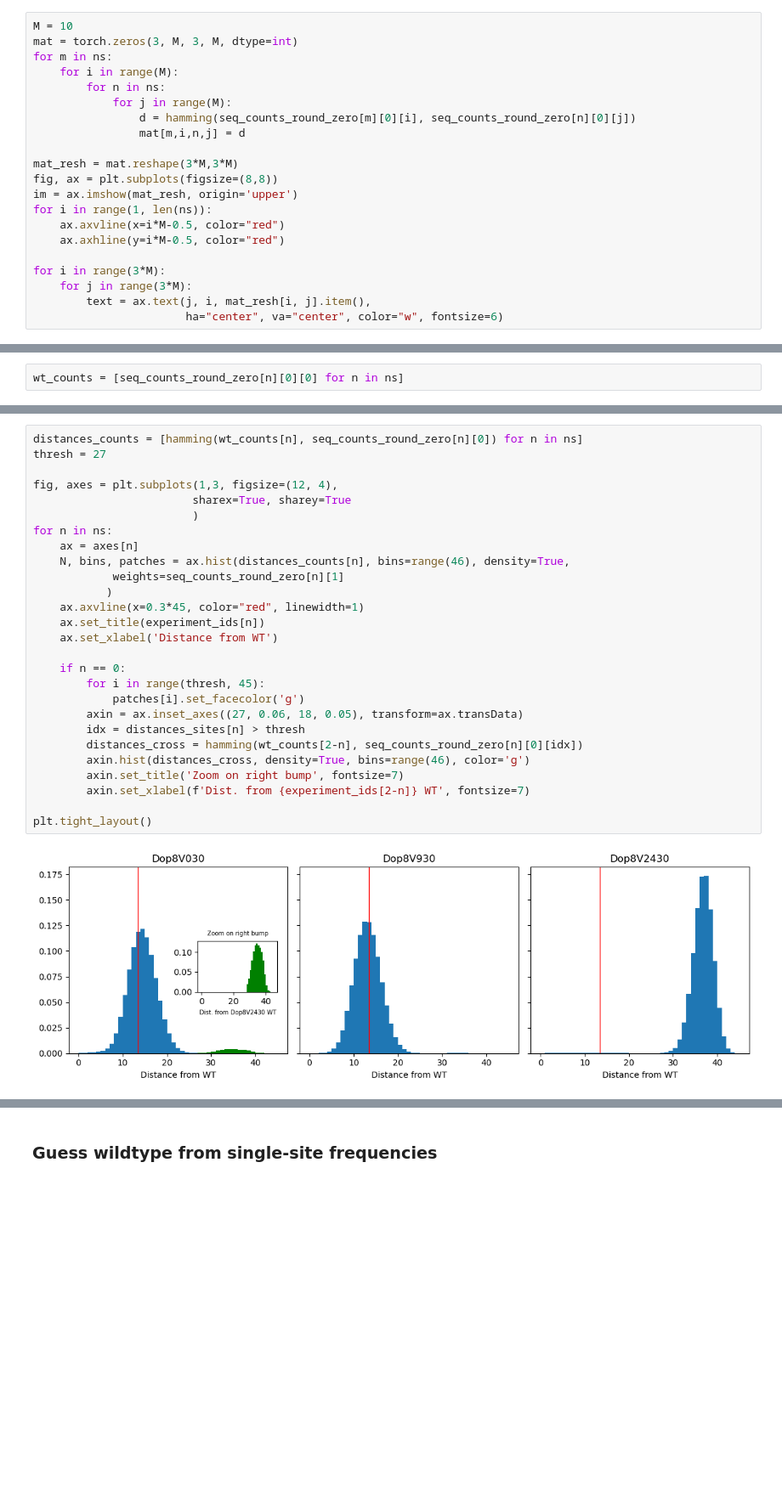
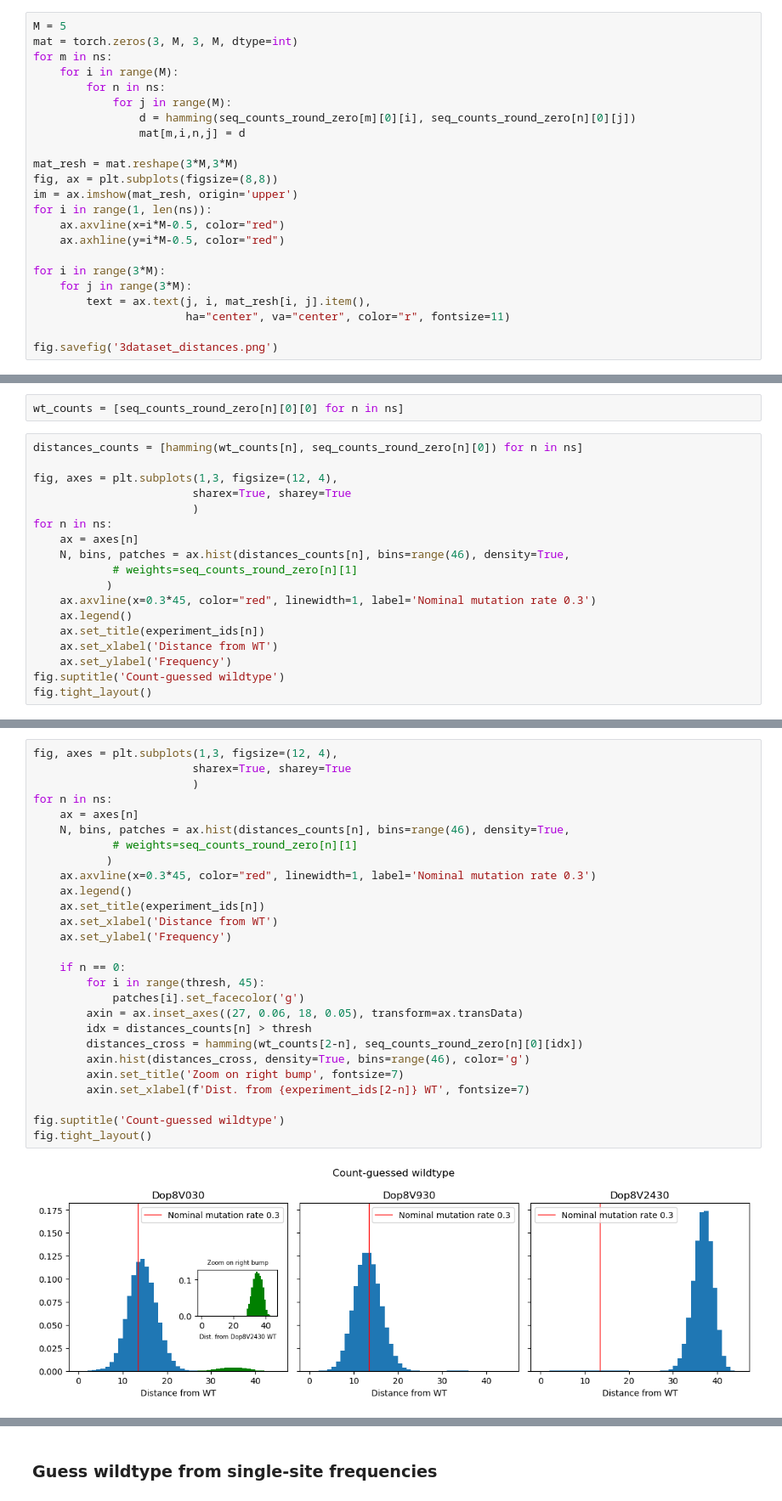
Before and after one commit to stecrotti/Aptamer2025py, a Jupyter notebook: experiments/report.ipynb, the cells around one changed output, grey strips where cells are left out. Shown at 85% size. Saved outputs shown, nothing was run; the diff lists cells and outputs as text; blank space fills up the shorter version.

```diff
--- a/experiments/report.ipynb
+++ b/experiments/report.ipynb
@@ -89,7 +89,7 @@ Dop8V930
 3  CGAGAUGAGAUGUCGGCCCACAGCUAACGGUCGAGGACCAUGGCA    292
 4  AUGGAACCCCGACAUCUACGUGCGGUGUACAGACAUCUGAUGUCG    137
 # %%
-M = 10
+M = 5
 mat = torch.zeros(3, M, 3, M, dtype=int)
 for m in ns:
     for i in range(M):
@@ -108,5 +108,7 @@ for i in range(1, len(ns)):
 for i in range(3*M):
     for j in range(3*M):
         text = ax.text(j, i, mat_resh[i, j].item(),
-                       ha="center", va="center", color="w", fontsize=6)
+                       ha="center", va="center", color="r", fontsize=11)
+
+fig.savefig('3dataset_distances.png')
 # %% [output]
@@ -141,3 +143,21 @@ for i in range(2*M):
 ### Guess wildtype from counts
 # %%
 wt_counts = [seq_counts_round_zero[n][0][0] for n in ns]
+# %%
+distances_counts = [hamming(wt_counts[n], seq_counts_round_zero[n][0]) for n in ns]
+
+fig, axes = plt.subplots(1,3, figsize=(12, 4),
+                        sharex=True, sharey=True
+                        )
+for n in ns:
+    ax = axes[n]
+    N, bins, patches = ax.hist(distances_counts[n], bins=range(46), density=True,
+            # weights=seq_counts_round_zero[n][1]
+           )
+    ax.axvline(x=0.3*45, color="red", linewidth=1, label='Nominal mutation rate 0.3')
+    ax.legend()
+    ax.set_title(experiment_ids[n])
+    ax.set_xlabel('Distance from WT')
+    ax.set_ylabel('Frequency')
+fig.suptitle('Count-guessed wildtype')
+fig.tight_layout()
@@ -144,29 +166,29 @@ wt_counts = [seq_counts_round_zero[n][0][0] for n in ns]
 # %%
-distances_counts = [hamming(wt_counts[n], seq_counts_round_zero[n][0]) for n in ns]
-thresh = 27
-
 fig, axes = plt.subplots(1,3, figsize=(12, 4),
                         sharex=True, sharey=True
                         )
 for n in ns:
     ax = axes[n]
     N, bins, patches = ax.hist(distances_counts[n], bins=range(46), density=True,
-            weights=seq_counts_round_zero[n][1]
+            # weights=seq_counts_round_zero[n][1]
            )
-    ax.axvline(x=0.3*45, color="red", linewidth=1)
+    ax.axvline(x=0.3*45, color="red", linewidth=1, label='Nominal mutation rate 0.3')
+    ax.legend()
     ax.set_title(experiment_ids[n])
     ax.set_xlabel('Distance from WT')
+    ax.set_ylabel('Frequency')
 
     if n == 0:
         for i in range(thresh, 45):
             patches[i].set_facecolor('g')
         axin = ax.inset_axes((27, 0.06, 18, 0.05), transform=ax.transData)
-        idx = distances_sites[n] > thresh
+        idx = distances_counts[n] > thresh
         distances_cross = hamming(wt_counts[2-n], seq_counts_round_zero[n][0][idx])
         axin.hist(distances_cross, density=True, bins=range(46), color='g')
         axin.set_title('Zoom on right bump', fontsize=7)
         axin.set_xlabel(f'Dist. from {experiment_ids[2-n]} WT', fontsize=7)
 
-plt.tight_layout()
+fig.suptitle('Count-guessed wildtype')
+fig.tight_layout()
 # %% [output]
-[figure, old version]
+[figure, new version]
```
Also changed, not shown: parts of 7 cells of this notebook, 2 other files.
